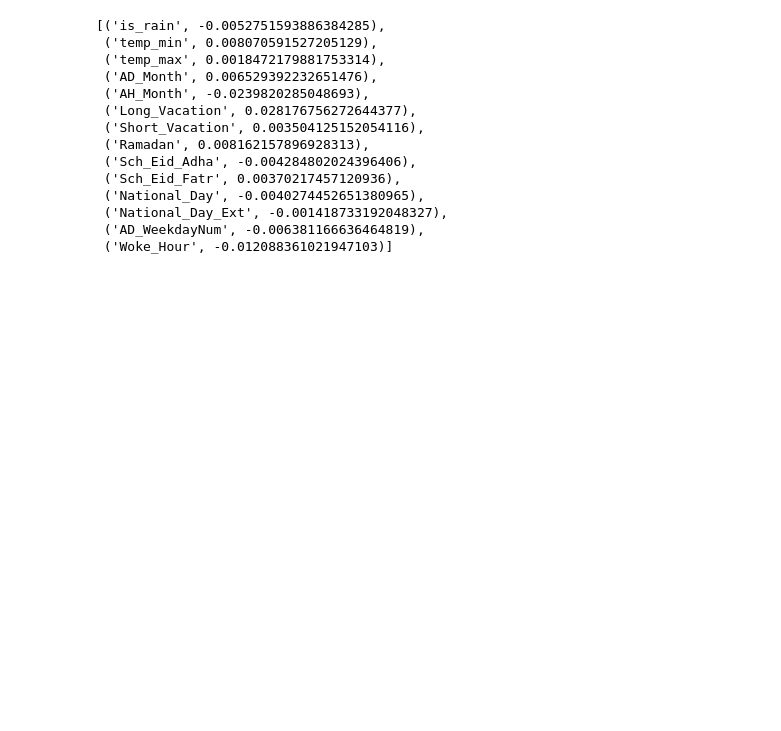
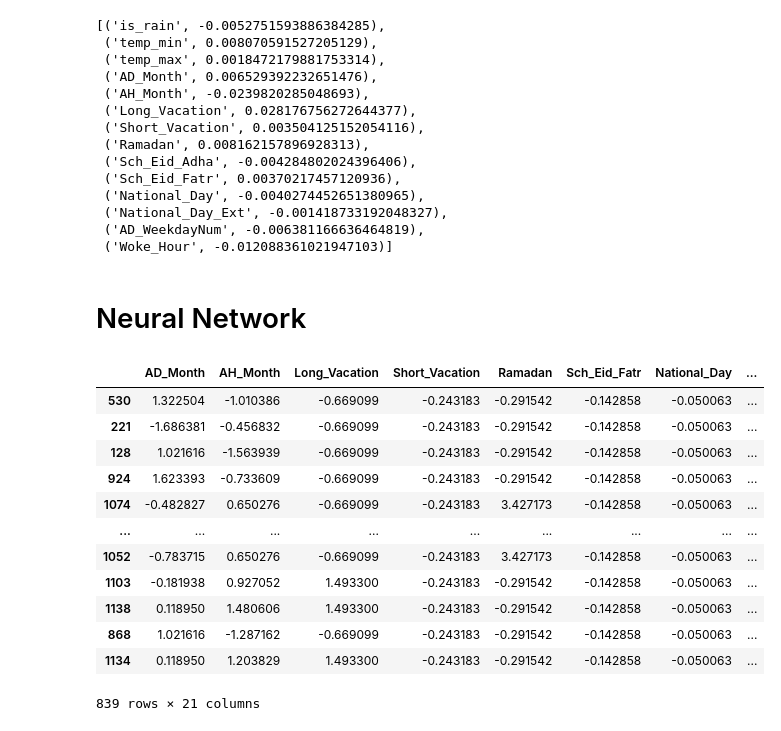
Before and after one commit to ibalzuhairi/ML-Regression-Physical-Activity, a Jupyter notebook: Merging.ipynb, the cells around one changed output. Saved outputs shown, nothing was run; the diff lists cells and outputs as text; code cells hidden in the pictures; blank space fills up the shorter version.

```diff
--- a/Merging.ipynb
+++ b/Merging.ipynb
@@ -248,3 +283,5 @@ print(mean_absolute_error(lm.predict(X_test),y_test))
 print(score)
 # %%
 lm.predict(pd.DataFrame(columns=['Lag1'],data=[7]))
+# %% [markdown]
+# Neural Network
@@ -250,0 +297,31 @@ lm.predict(pd.DataFrame(columns=['Lag1'],data=[7]))
+# %%
+# define base model
+def baseline_model():
+    # create model
+    model = Sequential()
+    model.add(Dense(36, input_dim=21, kernel_initializer='normal', activation='relu'))
+    model.add(Dense(16, kernel_initializer='normal', activation='relu'))
+    model.add(Dense(1, kernel_initializer='normal'))
+    # Compile model
+    model.compile(loss='mean_squared_error', optimizer='adam')
+    return model
+y = Norm_Merged.iloc[:,:1]
+x_org = Norm_Merged.iloc[:,1:]
+x_org
+x = x_org.copy()
+X_train, X_test, y_train, y_test = train_test_split(x_org,y, test_size=0.3, random_state=42)
+X_train
+# %% [output]
+|  | AD_Month | AH_Month | Long_Vacation | Short_Vacation | Ramadan | Sch_Eid_Fatr | National_Day | ... |
+| 530 | 1.322504 | -1.010386 | -0.669099 | -0.243183 | -0.291542 | -0.142858 | -0.050063 | ... |
+| 221 | -1.686381 | -0.456832 | -0.669099 | -0.243183 | -0.291542 | -0.142858 | -0.050063 | ... |
+| 128 | 1.021616 | -1.563939 | -0.669099 | -0.243183 | -0.291542 | -0.142858 | -0.050063 | ... |
+| 924 | 1.623393 | -0.733609 | -0.669099 | -0.243183 | -0.291542 | -0.142858 | -0.050063 | ... |
+| 1074 | -0.482827 | 0.650276 | -0.669099 | -0.243183 | 3.427173 | -0.142858 | -0.050063 | ... |
+| ... | ... | ... | ... | ... | ... | ... | ... | ... |
+| 1052 | -0.783715 | 0.650276 | -0.669099 | -0.243183 | 3.427173 | -0.142858 | -0.050063 | ... |
+| 1103 | -0.181938 | 0.927052 | 1.493300 | -0.243183 | -0.291542 | -0.142858 | -0.050063 | ... |
+| 1138 | 0.118950 | 1.480606 | 1.493300 | -0.243183 | -0.291542 | -0.142858 | -0.050063 | ... |
+| 868 | 1.021616 | -1.287162 | -0.669099 | -0.243183 | -0.291542 | -0.142858 | -0.050063 | ... |
+| 1134 | 0.118950 | 1.203829 | 1.493300 | -0.243183 | -0.291542 | -0.142858 | -0.050063 | ... |
+839 rows × 21 columns
```
Also changed, not shown: parts of 12 cells of this notebook, 4 other files.
